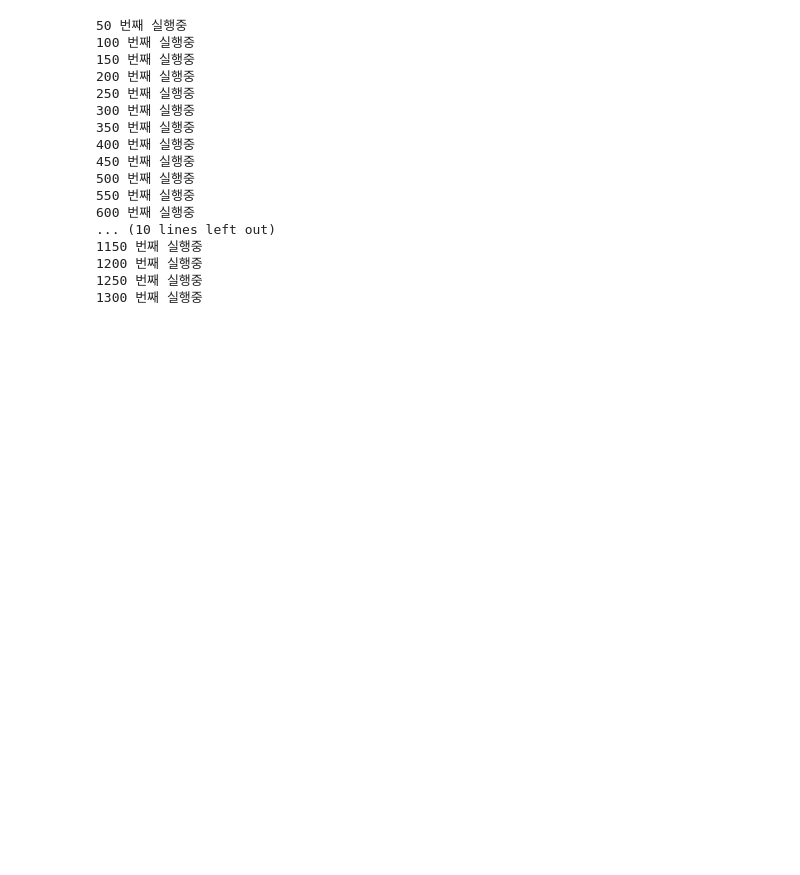
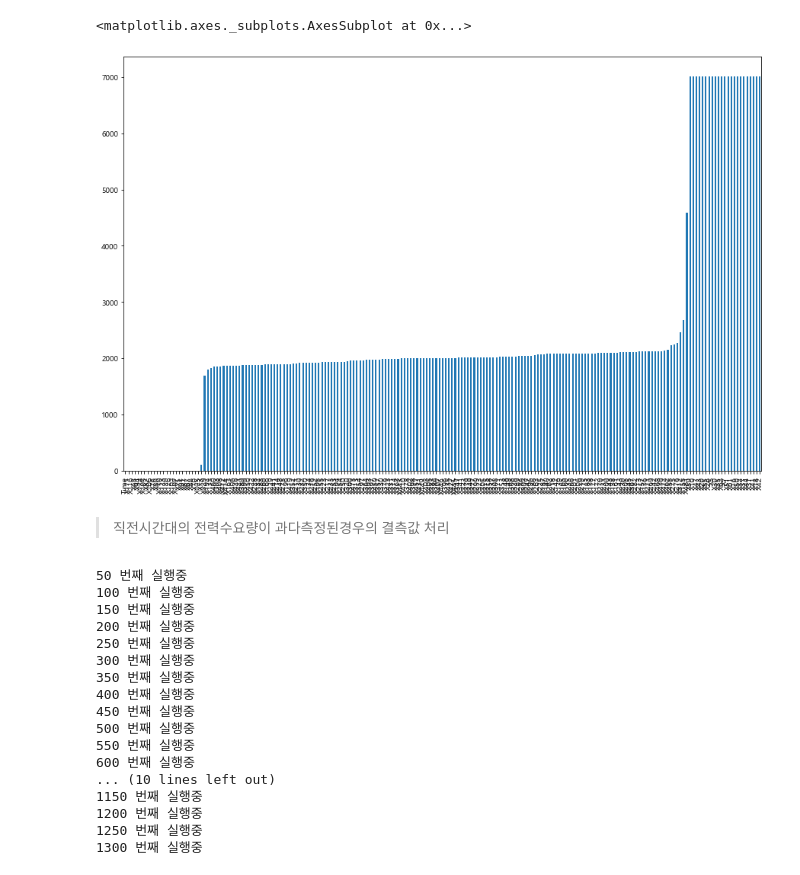
Before and after one commit to bill7845/jupyter_repo, a Jupyter notebook: jupyter_CODE/전력수요예측/ts_cluster.ipynb, the cells around one changed output. Cells and saved outputs as stored; diff of their text form; code cells hidden in the pictures; blank space fills up the shorter version.

```diff
--- a/jupyter_CODE/전력수요예측/ts_cluster.ipynb
+++ b/jupyter_CODE/전력수요예측/ts_cluster.ipynb
@@ -30,8 +30,16 @@ pd.options.display.max_rows = 100
 # %%
 train = pd.read_csv('C:/Users/KIHyuk/Desktop/전력수요예측/train.csv')
 test = pd.read_csv('C:/Users/KIHyuk/Desktop/전력수요예측/test.csv')
+# %%
+# 결측치 갯수 시각화
+test.isnull().sum().sort_values(ascending=True).plot(kind='bar',figsize=(15,10))
+# %% [output]
+<matplotlib.axes._subplots.AxesSubplot at 0x...>
+[figure, added]
 # %%
 ##### train 결측치 채우기
+# %% [markdown]
+> 직전시간대의 전력수요량이 과다측정된경우의 결측값 처리
 # %%
 for k in range(1,len(train.columns) ): #시간을 제외한 1열부터 마지막 열까지를 for문으로 작동시킵니다.
     train_median=train.iloc[:,k].median() #값을 대체하는 과정에서 값이 변경 될 것을 대비해 해당 세대의 중앙값을 미리 계산하고 시작합니다.
```
Also changed, not shown: parts of 18 cells of this notebook, 1 other file.
